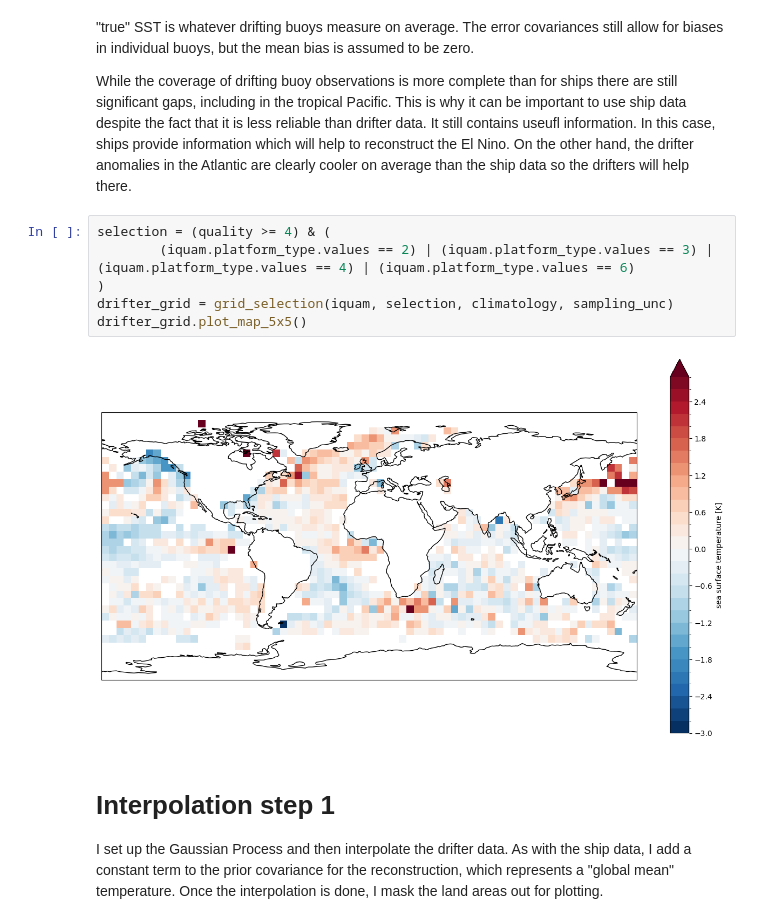
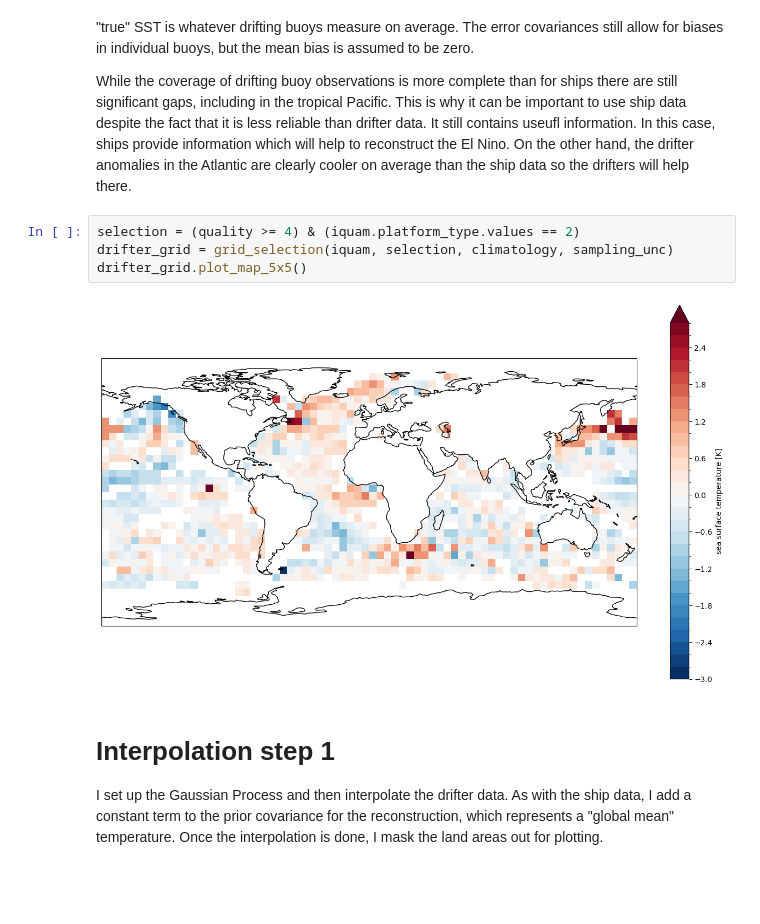
Before and after one commit to jjk-code-otter/open-ocean, a Jupyter notebook: notebooks/bias_estimation.ipynb, the cells around one changed output. Cells and saved outputs as stored; diff of their text form; blank space fills up the shorter version.

```diff
--- a/notebooks/bias_estimation.ipynb
+++ b/notebooks/bias_estimation.ipynb
@@ -84,13 +84,11 @@ I grid the drifter data, but in this case, I haven't added a constant to the err
 
 While the coverage of drifting buoy observations is more complete than for ships there are still significant gaps, including in the tropical Pacific. This is why it can be important to use ship data despite the fact that it is less reliable than drifter data. It still contains useufl information. In this case, ships provide information which will help to reconstruct the El Nino. On the other hand, the drifter anomalies in the Atlantic are clearly cooler on average than the ship data so the drifters will help there.
 # %%
-selection = (quality >= 4) & (
-        (iquam.platform_type.values == 2) | (iquam.platform_type.values == 3) | (iquam.platform_type.values == 4) | (iquam.platform_type.values == 6)
-)
+selection = (quality >= 4) & (iquam.platform_type.values == 2)
 drifter_grid = grid_selection(iquam, selection, climatology, sampling_unc)
 drifter_grid.plot_map_5x5()
 # %% [output]
-[figure, old version]
+[figure, new version]
 # %% [markdown]
 Interpolation step 1
 ====================
```
Also changed, not shown: parts of 4 cells of this notebook.
